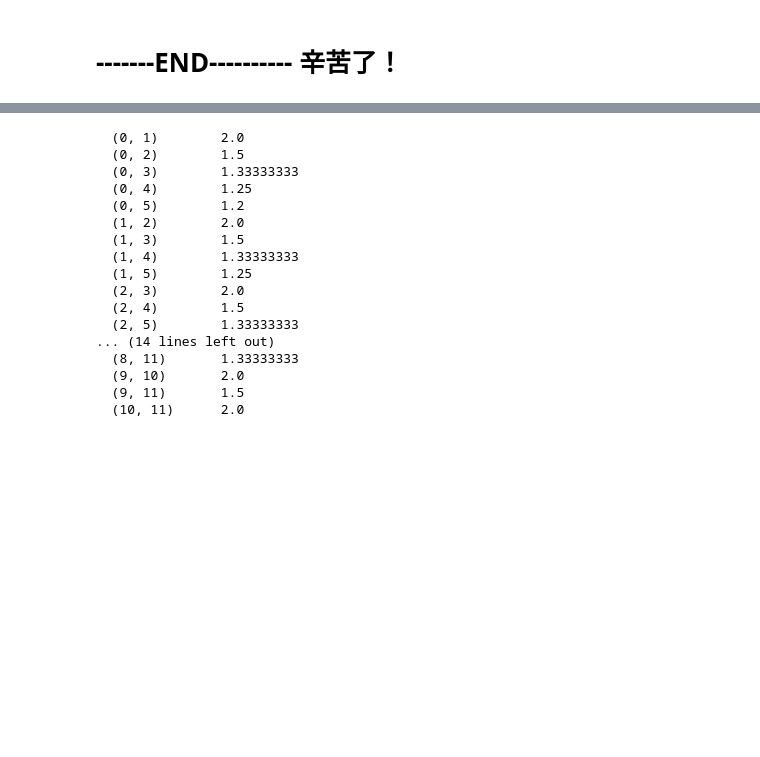
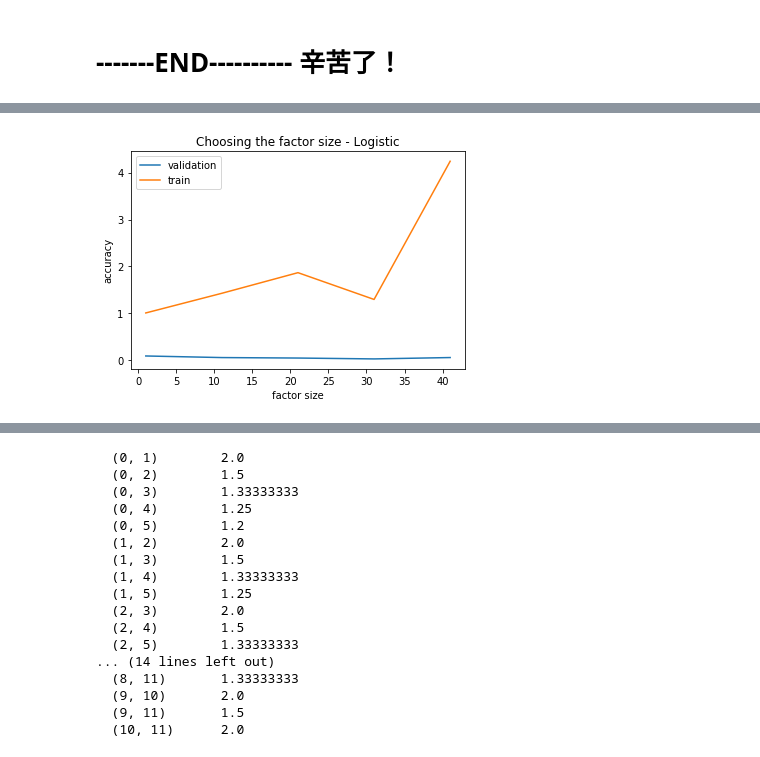
Before and after one commit to FiveSixSenvenEight/spotify_recommender, a Jupyter notebook: 3-analysis/02-implicit_ALS.ipynb, the cells around one changed output, grey strips where cells are left out. Cells and saved outputs as stored; diff of their text form; code cells hidden in the pictures; blank space fills up the shorter version.

```diff
--- a/3-analysis/02-implicit_ALS.ipynb
+++ b/3-analysis/02-implicit_ALS.ipynb
@@ -29,6 +36,8 @@ X_train_onehot.shape #7473 101217
 tracks = list(X_train_onehot.columns) #all the tracks appear in the X_train
 # %%
 track_playlist_data = csr_matrix(X_train_onehot) #prepare the data matrix for the implicit package
+# %%
+track_playlist_data_test = csr_matrix(X_test_onehot)
 # %%
 X_train.head()
 # %% [output]
@@ -309,0 +459,24 @@ from implicit.lmf import LogisticMatrixFactorization
+# %%
+acc_val_fact_log = np.zeros(5)
+acc_train_fact_log = np.zeros(5)
+i = 0
+for fac in facts:
+    acc_val_fac = []
+    acc_train_fac = []
+    for cv_ind in range(cv):
+        ind = [j for j in range(cv) if j != cv_ind]
+        total_ind = np.concatenate([train_cv_ind[k] for k in ind] )
+        X = track_playlist_data[total_ind]
+        y = X_train.tracks[total_ind]
+        X_test = track_playlist_data[train_cv_ind[cv_ind]]
+        y_test = X_train.tracks[train_cv_ind[cv_ind]]
+        model_mf = LogisticMatrixFactorization(factors = fac)
+        # train the model on a sparse matrix of item/user/confidence weights
+        model_mf.fit(X.T)
+        acc_val_fac.append(score(model_mf,X_test,y_test))
+        acc_train_fac.append(score(model_mf,X,y))
+    acc_val_fact_log[i] = np.mean(acc_val_fac)
+    acc_train_fact_log[i] = np.mean(acc_train_fac)
+    print(acc_train_fact_log)
+    print(acc_val_fact_log)
+    i = i + 1
@@ -309,0 +501,10 @@ from implicit.lmf import LogisticMatrixFactorization
+# %%
+plt.plot(np.arange(1,50, 10),acc_val_fact_log, label = 'validation')
+plt.plot(np.arange(1,50, 10),acc_train_fact_log, label = 'train')
+plt.xlabel('factor size')
+plt.ylabel('accuracy')
+plt.title('Choosing the factor size - Logistic')
+plt.legend()
+plt.show()
+# %% [output]
+[figure, added]
```
Also changed, not shown: parts of 36 cells of this notebook, 1 other file.
